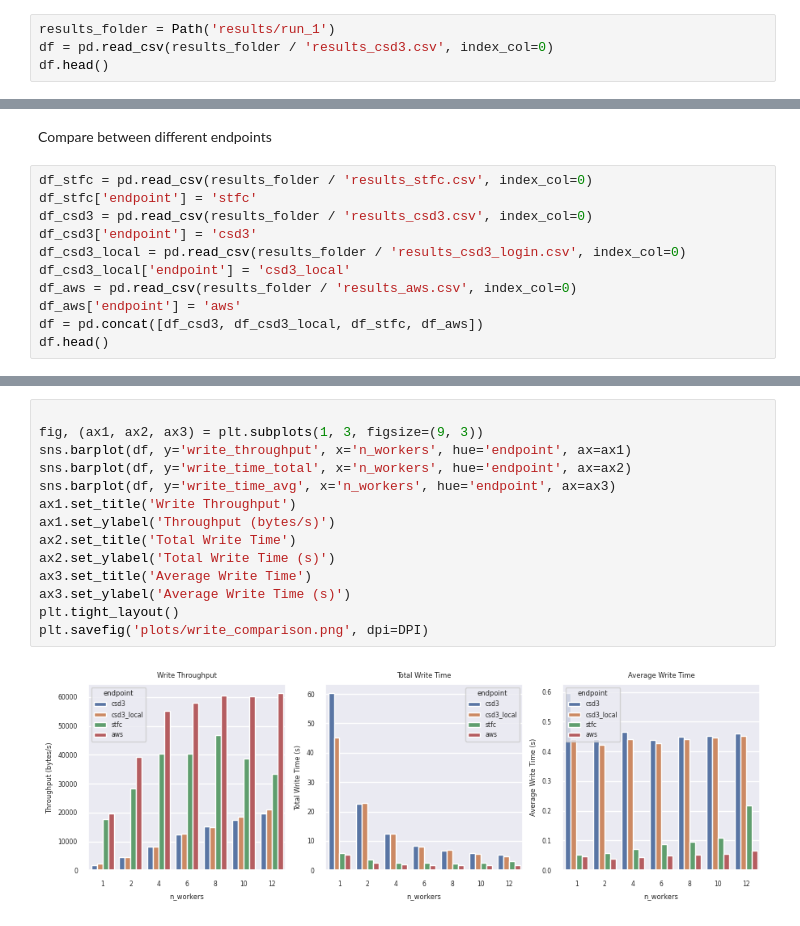
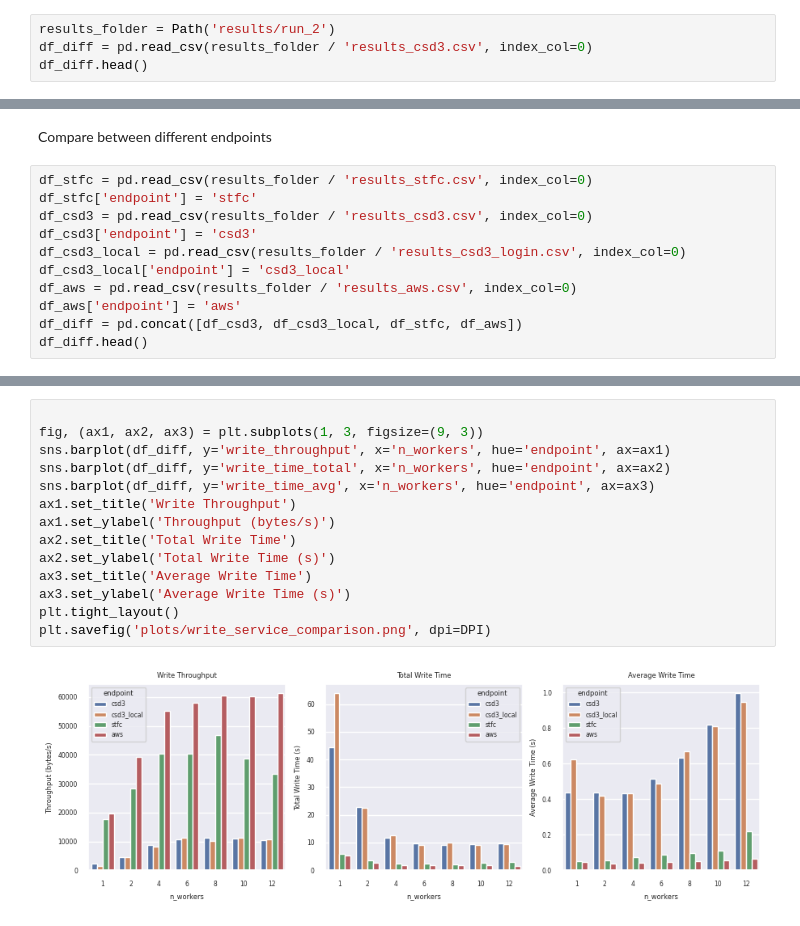
Before and after one commit to samueljackson92/s3-write-tests, a Jupyter notebook: plot_results.ipynb, the cells around one changed output, grey strips where cells are left out. Drawn from its saved outputs; the diff is of its cells as text.

```diff
--- a/plot_results.ipynb
+++ b/plot_results.ipynb
@@ -9,8 +9,8 @@ FONT_SCALE = 0.5
 sns.set_palette('muted')
 sns.set(font_scale=FONT_SCALE)
 # %%
-results_folder = Path('results/run_1')
-df = pd.read_csv(results_folder / 'results_csd3.csv', index_col=0)
-df.head()
+results_folder = Path('results/run_2')
+df_diff = pd.read_csv(results_folder / 'results_csd3.csv', index_col=0)
+df_diff.head()
 # %% [output]
 |  | write_time_total | write_time_avg | write_throughput | read_time_total | read_time_avg | read_throughput | ... |
@@ -62,7 +62,7 @@ df_csd3_local = pd.read_csv(results_folder / 'results_csd3_login.csv', index_col
 df_csd3_local['endpoint'] = 'csd3_local'
 df_aws = pd.read_csv(results_folder / 'results_aws.csv', index_col=0)
 df_aws['endpoint'] = 'aws'
-df = pd.concat([df_csd3, df_csd3_local, df_stfc, df_aws])
-df.head()
+df_diff = pd.concat([df_csd3, df_csd3_local, df_stfc, df_aws])
+df_diff.head()
 # %% [output]
 |  | write_time_total | write_time_avg | write_throughput | read_time_total | read_time_avg | read_throughput | ... |
@@ -74,16 +74,16 @@ df.head()
 # %%
 
 fig, (ax1, ax2, ax3) = plt.subplots(1, 3, figsize=(9, 3))
-sns.barplot(df, y='write_throughput', x='n_workers', hue='endpoint', ax=ax1)
-sns.barplot(df, y='write_time_total', x='n_workers', hue='endpoint', ax=ax2)
-sns.barplot(df, y='write_time_avg', x='n_workers', hue='endpoint', ax=ax3)
+sns.barplot(df_diff, y='write_throughput', x='n_workers', hue='endpoint', ax=ax1)
+sns.barplot(df_diff, y='write_time_total', x='n_workers', hue='endpoint', ax=ax2)
+sns.barplot(df_diff, y='write_time_avg', x='n_workers', hue='endpoint', ax=ax3)
 ax1.set_title('Write Throughput')
 ax1.set_ylabel('Throughput (bytes/s)')
 ax2.set_title('Total Write Time')
 ax2.set_ylabel('Total Write Time (s)')
 ax3.set_title('Average Write Time')
 ax3.set_ylabel('Average Write Time (s)')
 plt.tight_layout()
-plt.savefig('plots/write_comparison.png', dpi=DPI)
+plt.savefig('plots/write_service_comparison.png', dpi=DPI)
 # %% [output]
-[figure, old version]
+[figure, new version]
```
Also changed, not shown: parts of 9 cells of this notebook, 6 other files.
